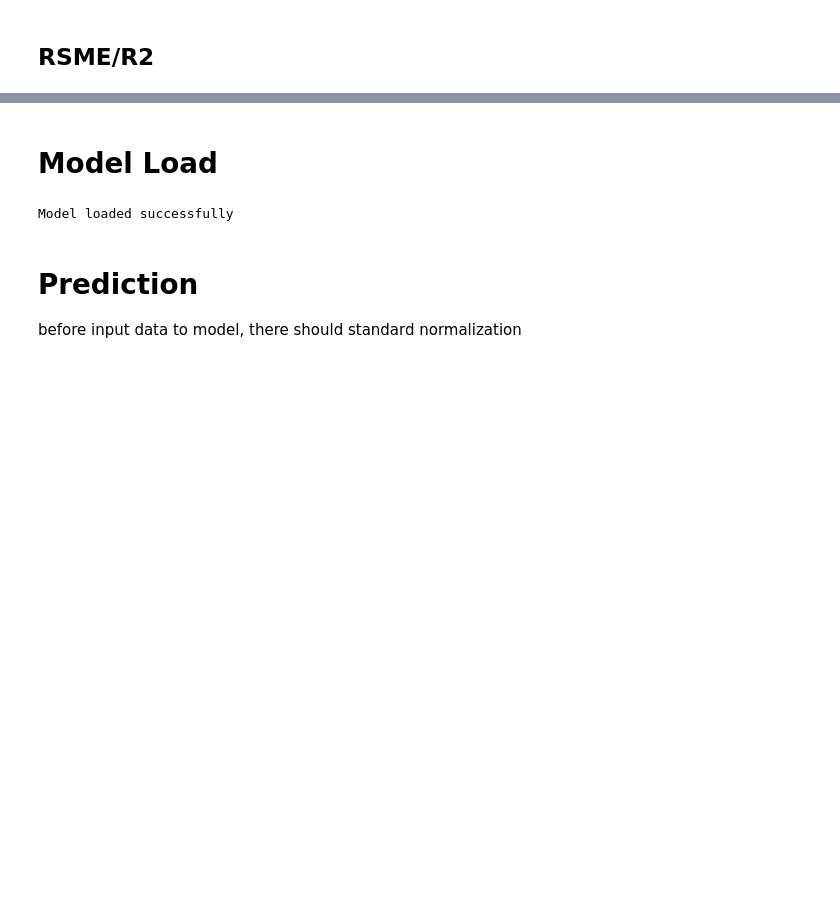
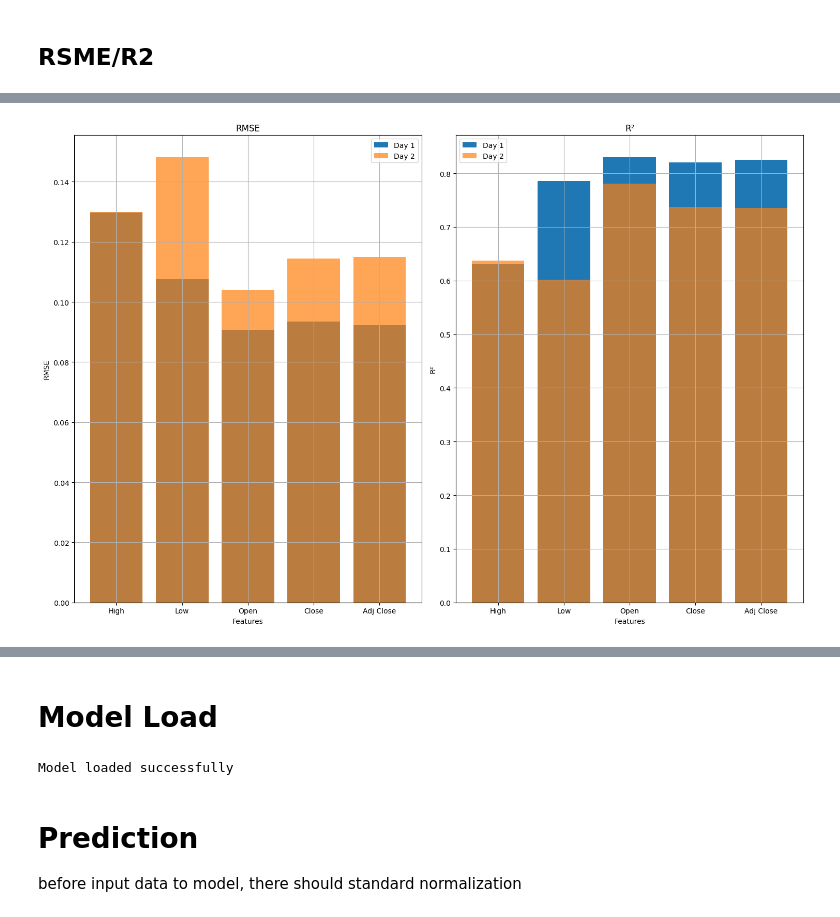
Before and after one commit to AJPraneeth/Timeseries_Forecating, a Jupyter notebook: NoteBooks/Models/LSTM/train.ipynb, the cells around one changed output, grey strips where cells are left out. Saved outputs shown, nothing was run; the diff lists cells and outputs as text; code cells hidden in the pictures; blank space fills up the shorter version.

Commit message:
add more eval results

```diff
--- a/NoteBooks/Models/LSTM/train.ipynb
+++ b/NoteBooks/Models/LSTM/train.ipynb
@@ -327,0 +324,5 @@ r2=r2_score(y_test, test_predictions)
+# %%
+day1_pred=test_predictions[:,0,:]
+day2_pred=test_predictions[:,1,:]
+day1_true=test_true_values[:,0,:]
+day2_true=test_true_values[:,1,:]
@@ -327,0 +344,14 @@ r2=r2_score(y_test, test_predictions)
+# %%
+# Calculate RMSE and R² for each feature of day 1 and day 2
+rmse_day1 = np.sqrt(mean_squared_error(day1_true, day1_pred, multioutput='raw_values'))
+r2_day1 = r2_score(day1_true, day1_pred, multioutput='raw_values')
+
+rmse_day2 = np.sqrt(mean_squared_error(day2_true, day2_pred, multioutput='raw_values'))
+r2_day2 = r2_score(day2_true, day2_pred, multioutput='raw_values')
+
+# Print the results
+for i, feature in enumerate(df.columns[1:]):
+    print(f"Feature: {feature}")
+    print(f"Day 1 - RMSE: {rmse_day1[i]}, R²: {r2_day1[i]}")
+    print(f"Day 2 - RMSE: {rmse_day2[i]}, R²: {r2_day2[i]}")
+    print()
@@ -327,0 +378,28 @@ r2=r2_score(y_test, test_predictions)
+# %%
+# Plot RMSE and R² for each feature of day 1 and day 2
+features = df.columns[1:]
+
+fig, axes = plt.subplots(1, 2, figsize=(15, 10))
+
+# Plot RMSE for day 1 and day 2
+axes[0].bar(features, rmse_day1, label='Day 1')
+axes[0].bar(features, rmse_day2, label='Day 2', alpha=0.7)
+axes[0].set_title('RMSE')
+axes[0].set_ylabel('RMSE')
+axes[0].set_xlabel('Features')
+axes[0].legend()
+axes[0].grid(True)
+
+# Plot R² for day 1 and day 2
+axes[1].bar(features, r2_day1, label='Day 1')
+axes[1].bar(features, r2_day2, label='Day 2', alpha=0.7)
+axes[1].set_title('R²')
+axes[1].set_ylabel('R²')
+axes[1].set_xlabel('Features')
+axes[1].legend()
+axes[1].grid(True)
+
+plt.tight_layout()
+plt.show()
+# %% [output]
+[figure, added]
```
Also changed, not shown: parts of 16 cells of this notebook.
